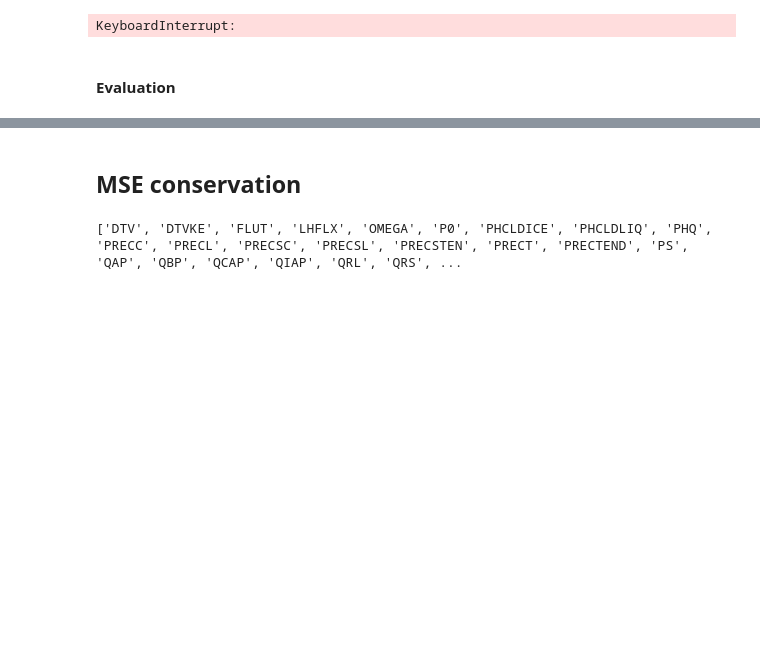
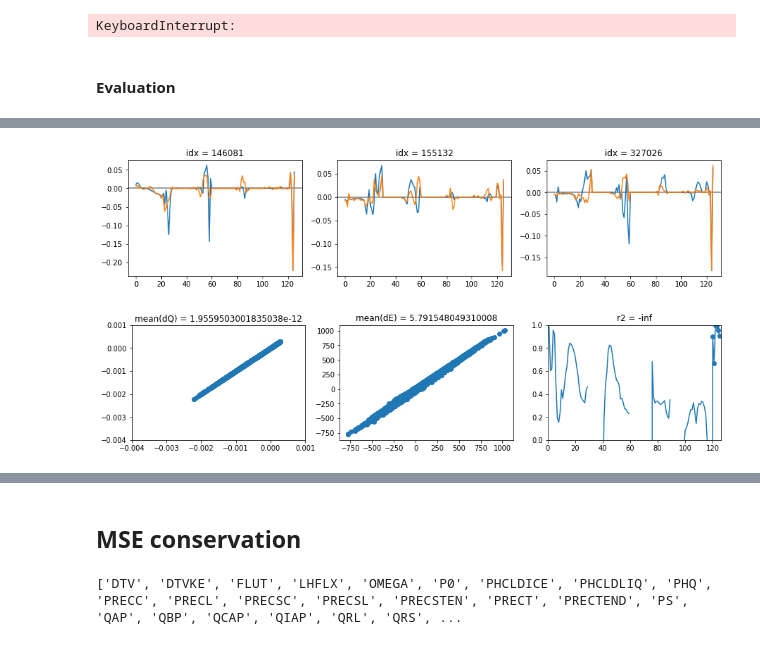
Before and after one commit to raspstephan/CBRAIN-CAM, a Jupyter notebook: notebooks/dev/energy_conservation-nn.ipynb, the cells around one changed output, grey strips where cells are left out. Drawn from its saved outputs; the diff is of its cells as text; code cells hidden in the pictures; blank space fills up the shorter version.

```diff
--- a/notebooks/dev/energy_conservation-nn.ipynb
+++ b/notebooks/dev/energy_conservation-nn.ipynb
@@ -378,0 +388,48 @@ check_preds(net)
+# %%
+def np_Q_layer(arrs):
+    """
+    """
+    x, a = arrs[0].copy(), arrs[1].copy()
+    # Get pressure difference
+    PS = x[:, 120] * frange[120] + fmeans[120]
+    P = P0 * hyai + PS[:, None] * hybi
+    dP = P[:, 1:] - P[:, :-1]
+
+    # Get Convective integrals
+    iPHQ, iPHCLDLIQ, iPHCLDICE = a[:, 30:60]*dP/G/L_S, a[:, 60:90]*dP/G/L_S, a[:, 90:120]*dP/G/L_S
+    vPHQ, vPHCLDLIQ, vPHCLDICE = iPHQ.sum(1), iPHCLDLIQ.sum(1), iPHCLDICE.sum(1)
+    absvPHQ, absvPHCLDLIQ, absvPHCLDICE = np.abs(iPHQ).sum(1), np.abs(iPHCLDLIQ).sum(1), np.abs(iPHCLDICE).sum(1)
+    # Sum for convective moisture
+    dQCONV = vPHQ + vPHCLDLIQ + vPHCLDICE
+
+    # Get surface flux
+    LHFLX = (x[:, 123] * frange[123] + fmeans[123]) / L_V
+
+    # Get precipitation sink
+    TOT_PRECL = a[:, 120] / (24*3600*2e-2)
+
+    # Total differences to be corrected --> factor. Correct everything involved
+    #pdb.set_trace()
+    dQ = dQCONV - LHFLX + TOT_PRECL
+    absTOT = absvPHQ + absvPHCLDLIQ + absvPHCLDICE + np.abs(TOT_PRECL)
+    # Correct PHQ
+    fact = dQ[:, None] * np.abs(iPHQ) / absTOT[:, None]
+    a[:, 30:60] -= fact / dP*G*L_S
+    # Correct PHCLDLIQ
+    fact = dQ[:, None] * np.abs(iPHCLDLIQ) / absTOT[:, None]
+    a[:, 60:90] -= fact / dP*G*L_S
+    # Correct PHCLDICE
+    fact = dQ[:, None] * np.abs(iPHCLDICE) / absTOT[:, None]
+    a[:, 90:120] -= fact / dP*G*L_S
+    # Correct precipitation sink
+    fact = dQ[:] * np.abs(TOT_PRECL) / absTOT[:]
+    a[:, 120] -= fact * (24*3600*2e-2)
+
+    return a
+# %%
+ppq = np_Q_layer([x_val, raw])
+# %%
+check_preds(None, preds=ppq)
+# %% [output]
+[figure, added]
+[figure, added]
```
Also changed, not shown: parts of 11 cells of this notebook.
